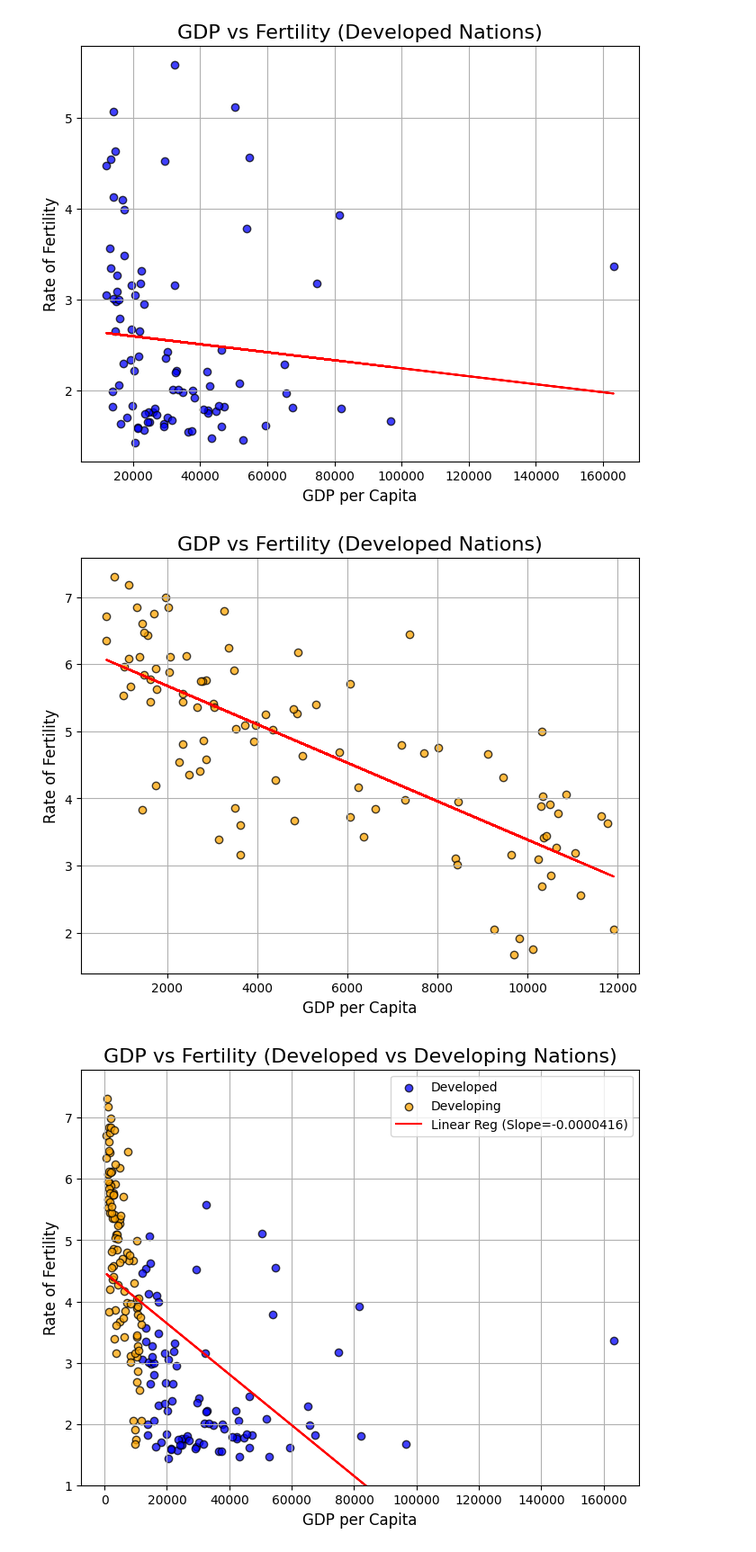
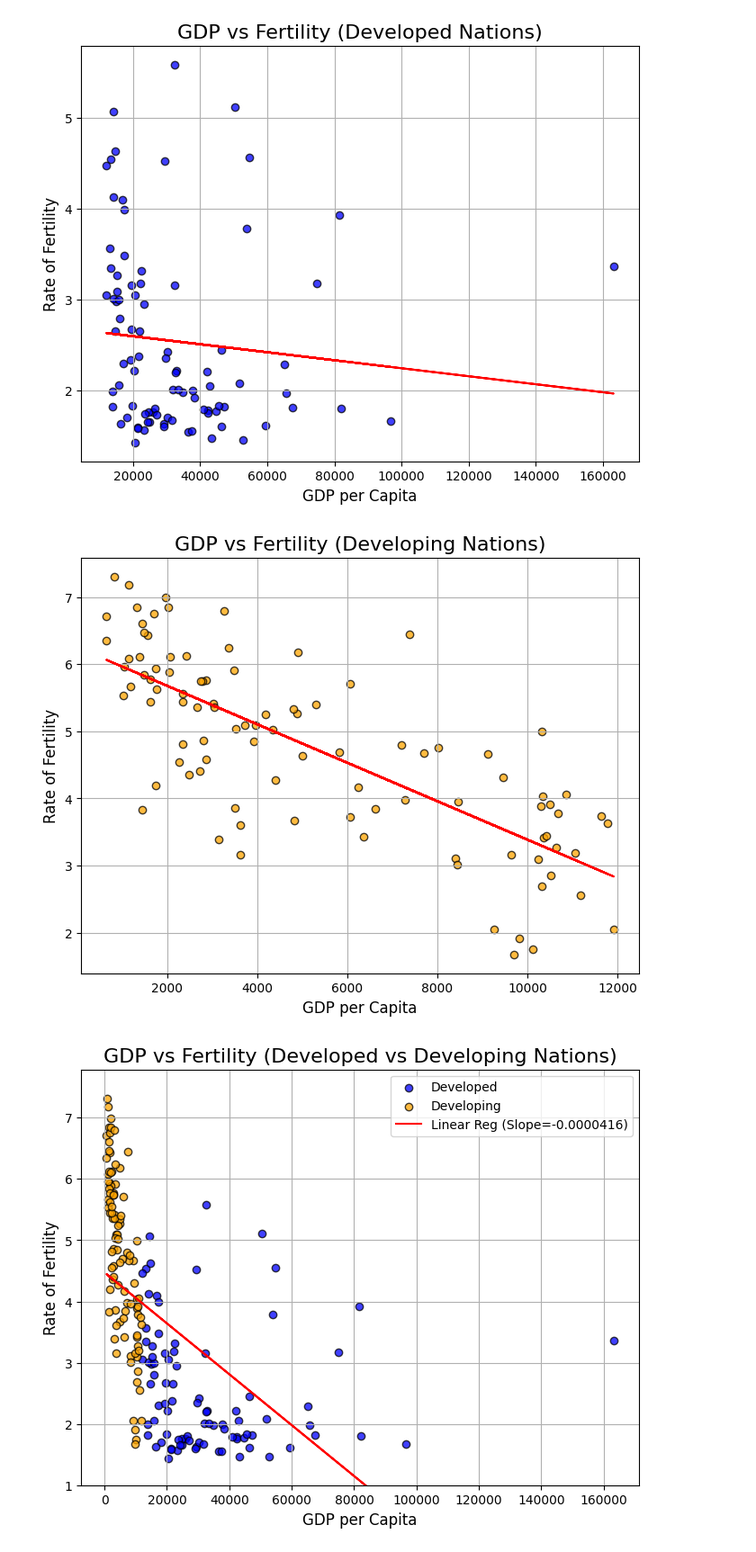
Before and after one commit to AidanDavid/development_vs_fertility, a Jupyter notebook: main.ipynb, the cells around one changed output. Shown at 90% size. Drawn from its saved outputs; the diff is of its cells as text; code cells hidden in the pictures.

```diff
--- a/main.ipynb
+++ b/main.ipynb
@@ -309,9 +307,9 @@ plot_lin_reg(deved_df["Value"], deved_df["Fertility"], "GDP per Capita", "Rate o
 # %% [output]
 [figure]
 # %%
-plot_lin_reg(not_deved_df["Value"], not_deved_df["Fertility"], "GDP per Capita", "Rate of Fertility", "GDP vs Fertility (Developed Nations)", "Developing")
+plot_lin_reg(not_deved_df["Value"], not_deved_df["Fertility"], "GDP per Capita", "Rate of Fertility", "GDP vs Fertility (Developing Nations)", "Developing")
 # %% [output]
-[figure, old version]
+[figure, new version]
 # %%
 # Perform linear regression
 slope, intercept, _, _, _ = linregress(gdp_fertility_df["Value"], gdp_fertility_df["Fertility"])
```
Also changed, not shown: parts of 9 cells of this notebook.
